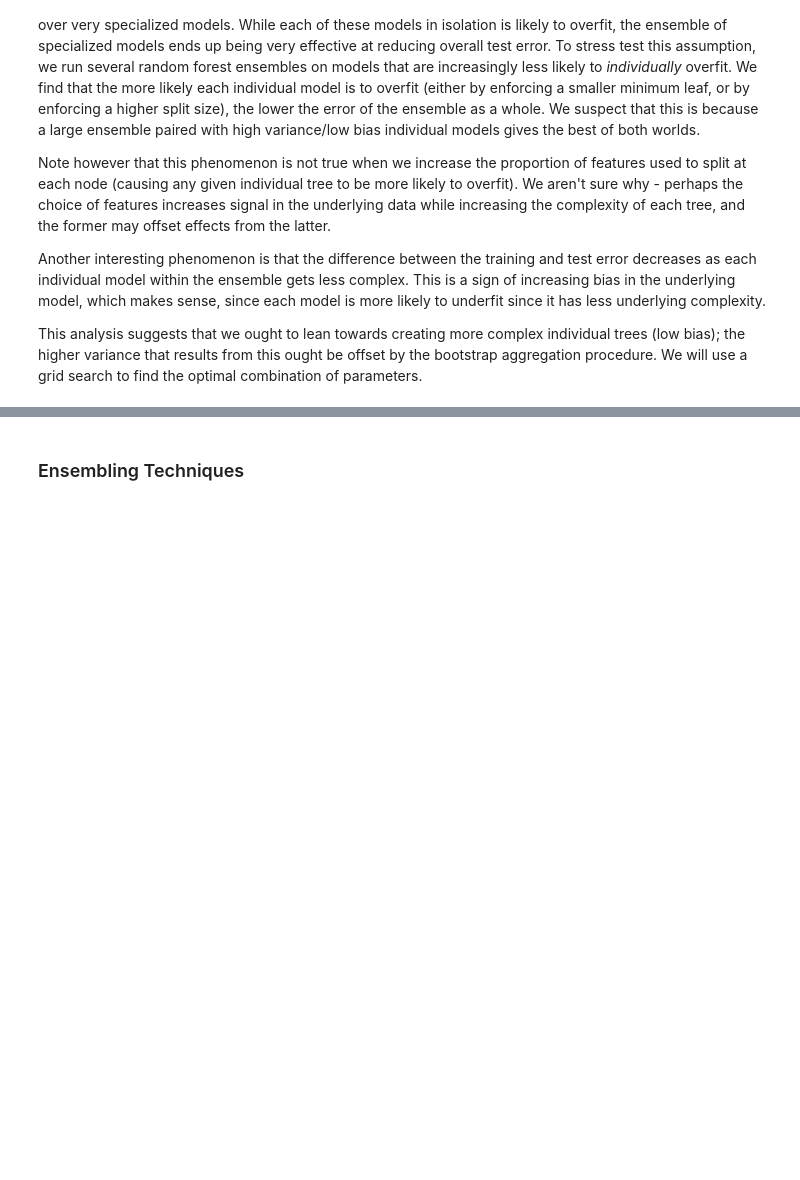
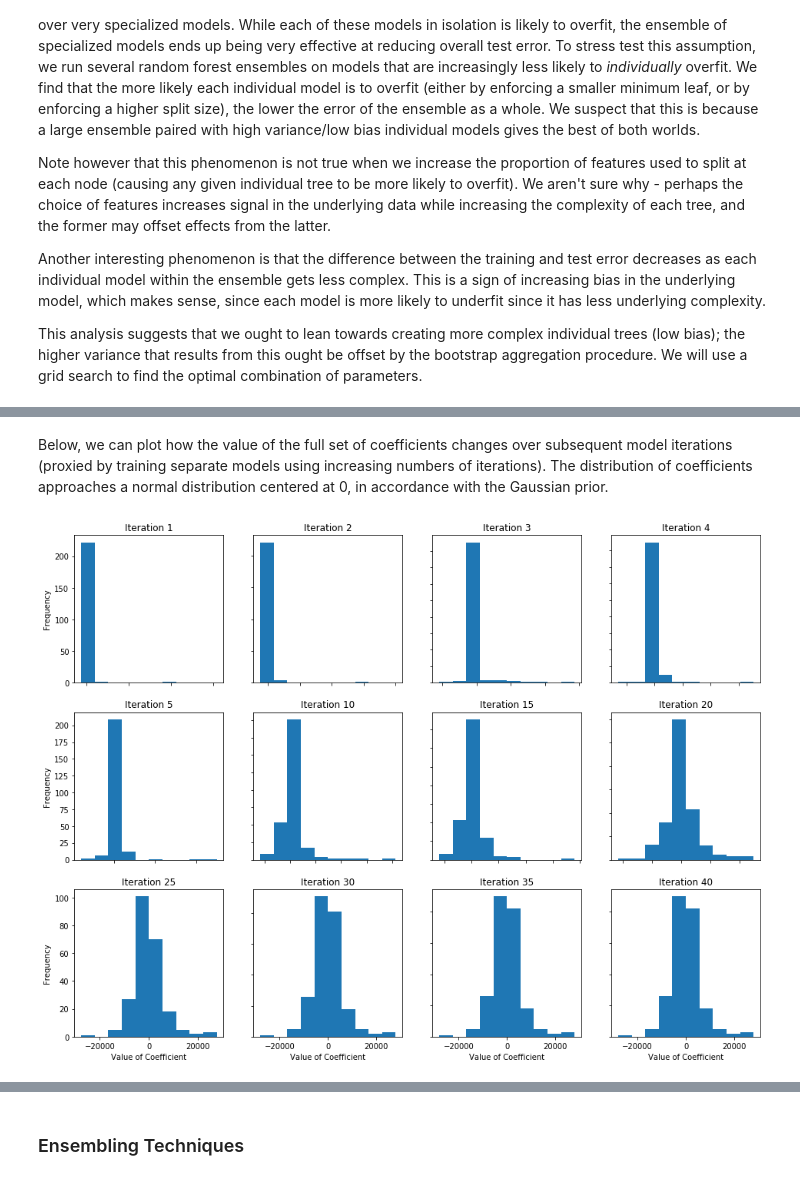
Before and after one commit to emrapport/w207_final_proj, a Jupyter notebook: Working Final Notebook_ML.ipynb, the cells around one changed output, grey strips where cells are left out. Cells and saved outputs as stored; diff of their text form; code cells hidden in the pictures; blank space fills up the shorter version.

```diff
--- a/Working Final Notebook_ML.ipynb
+++ b/Working Final Notebook_ML.ipynb
@@ -232,0 +253,12 @@ TODO EMILY
+# %%
+## see how shape of coefficients changes as number of iterations goes up
+param_list = []
+for num_iter in range(1, 41):
+    param_list.append({'n_iter': num_iter})
+
+models_to_param_dict = {BayesianRidge: param_list}
+
+df = model_train.try_different_models(cross_val_list,
+                                      models_to_param_dict,
+                                      ['SalePrice'],
+                                      feature_sets)
@@ -232,0 +269,6 @@ TODO EMILY
+# %%
+# see how root MSE changes quickly with first few iterations, then more slowly
+# there is some evidence of overfitting at the end as train MSE continues to fall
+# while Root MSE starts to plateau or rise slightly
+select_models = df.iloc[[0, 1, 2, 3, 4, 9, 14, 19, 24, 29, 34, 39]]
+select_models
@@ -232,0 +289,20 @@ TODO EMILY
+# %% [markdown]
+Below, we can plot how the value of the full set of coefficients changes over subsequent model iterations (proxied by training separate models using increasing numbers of iterations). The distribution of coefficients approaches a normal distribution centered at 0, in accordance with the Gaussian prior.
+# %%
+models = [models[0] for models in select_models.Model.values]
+iteration_nums = [num+1 for num in select_models.index.values]
+coefficients = [model.coef_ for model in models]
+
+counter = 0
+f, axarr = plt.subplots(3,4, figsize=(16,12))
+for i in range(3):
+    for j in range(4):
+        axarr[i,j].hist(coefficients[counter])
+        axarr[i,j].set_title("Iteration {}".format(iteration_nums[counter]))
+        counter += 1
+for ax in axarr.flat:
+    ax.set(xlabel='Value of Coefficient', ylabel='Frequency')
+for ax in axarr.flat:
+    ax.label_outer()
+# %% [output]
+[figure, added]
```
Also changed, not shown: parts of 66 cells of this notebook, 6 other files.
